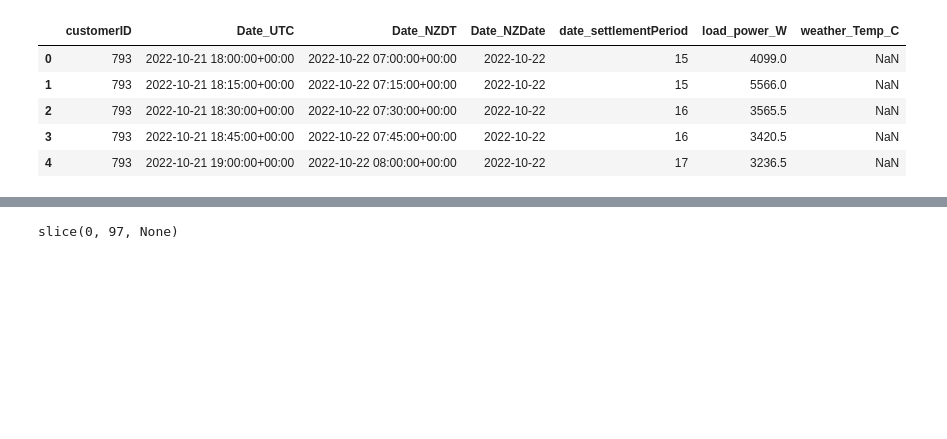
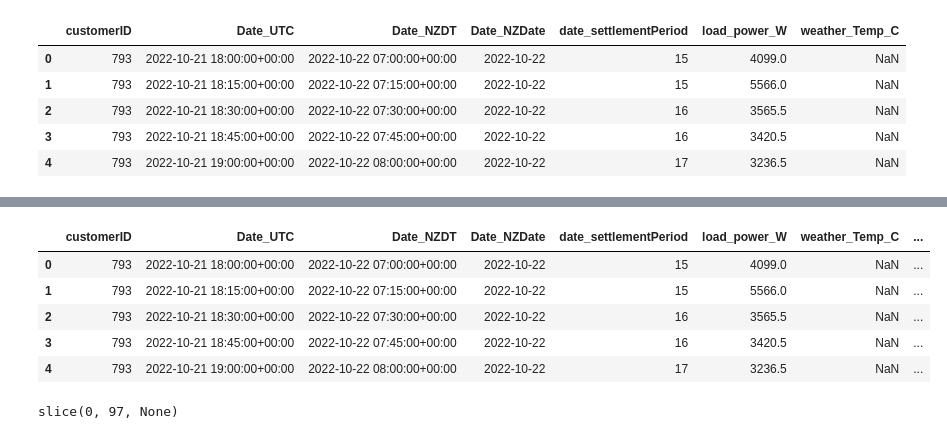
Before and after one commit to jhaworth21/HackSheffield8, a Jupyter notebook: main/notebook.ipynb, the cells around one changed output, grey strips where cells are left out. Saved outputs shown, nothing was run; the diff lists cells and outputs as text; code cells hidden in the pictures; blank space fills up the shorter version.

```diff
--- a/main/notebook.ipynb
+++ b/main/notebook.ipynb
@@ -95,3 +33,30 @@ plt.show()
+# %%
+# Spring = 0
+# Summer = 1
+# Autumn = 2
+# Winter = 3
+
+def get_season(date):
+    month = date.month
+    if month in [3, 4, 5]:
+        return 0
+    elif month in [6, 7, 8]:
+        return 1
+    elif month in [9, 10, 11]:
+        return 2
+    else:
+        return 3
+
+# Assuming 'Date_NZDT' is your date column
+df['Season'] = df['Date_NZDT'].apply(get_season)
+df.head()
+# %% [output]
+|  | customerID | Date_UTC | Date_NZDT | Date_NZDate | date_settlementPeriod | load_power_W | weather_Temp_C | ... |
+| 0 | 793 | 2022-10-21 18:00:00+00:00 | 2022-10-22 07:00:00+00:00 | 2022-10-22 | 15 | 4099.0 | NaN | ... |
+| 1 | 793 | 2022-10-21 18:15:00+00:00 | 2022-10-22 07:15:00+00:00 | 2022-10-22 | 15 | 5566.0 | NaN | ... |
+| 2 | 793 | 2022-10-21 18:30:00+00:00 | 2022-10-22 07:30:00+00:00 | 2022-10-22 | 16 | 3565.5 | NaN | ... |
+| 3 | 793 | 2022-10-21 18:45:00+00:00 | 2022-10-22 07:45:00+00:00 | 2022-10-22 | 16 | 3420.5 | NaN | ... |
+| 4 | 793 | 2022-10-21 19:00:00+00:00 | 2022-10-22 08:00:00+00:00 | 2022-10-22 | 17 | 3236.5 | NaN | ... |
 # %%
 def day(num):
     return slice((num - 1) * 96, num * 96 + 1)
```
Also changed, not shown: parts of 7 cells of this notebook.
